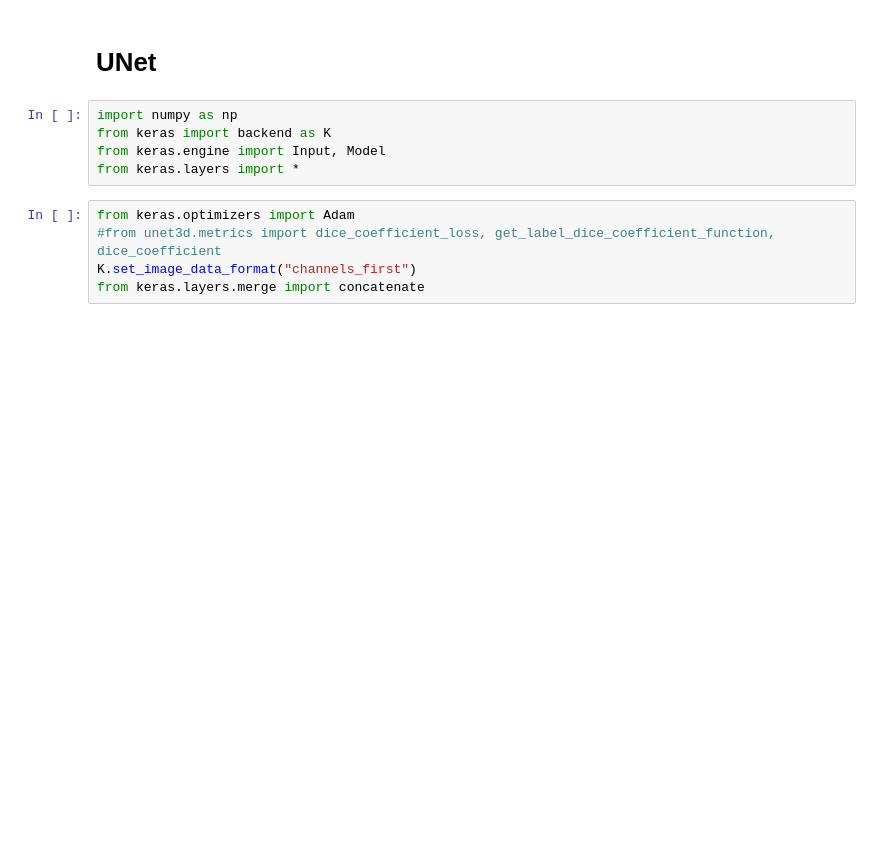
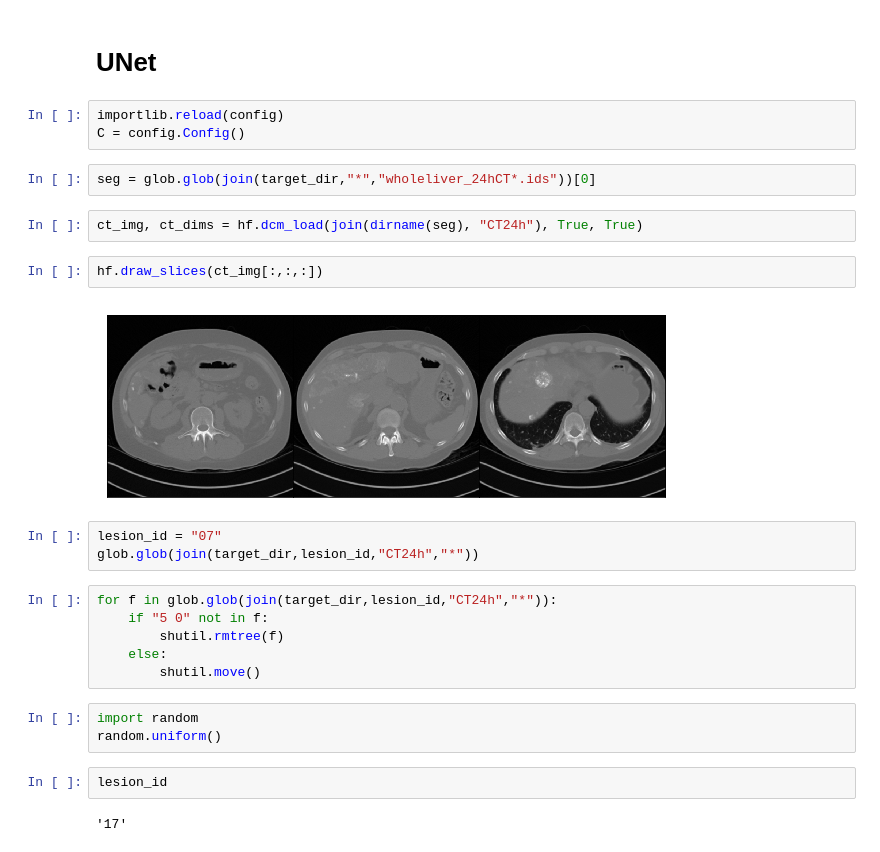
Before and after one commit to clintonjwang/lipiodol, a Jupyter notebook: main.ipynb, the cells around one changed output. Cells and saved outputs as stored; diff of their text form; blank space fills up the shorter version.

```diff
--- a/main.ipynb
+++ b/main.ipynb
@@ -220,12 +183,29 @@ for patient in os.listdir(img_dir):
 # %% [markdown]
 # UNet
-# %%
-import numpy as np
-from keras import backend as K
-from keras.engine import Input, Model
-from keras.layers import *
-# %%
-from keras.optimizers import Adam
-#from unet3d.metrics import dice_coefficient_loss, get_label_dice_coefficient_function, dice_coefficient
-K.set_image_data_format("channels_first")
-from keras.layers.merge import concatenate
+# %%
+importlib.reload(config)
+C = config.Config()
+# %%
+seg = glob.glob(join(target_dir,"*","wholeliver_24hCT*.ids"))[0]
+# %%
+ct_img, ct_dims = hf.dcm_load(join(dirname(seg), "CT24h"), True, True)
+# %%
+hf.draw_slices(ct_img[:,:,:])
+# %% [output]
+[figure, added]
+# %%
+lesion_id = "07"
+glob.glob(join(target_dir,lesion_id,"CT24h","*"))
+# %%
+for f in glob.glob(join(target_dir,lesion_id,"CT24h","*")):
+    if "5 0" not in f:
+        shutil.rmtree(f)
+    else:
+        shutil.move()
+# %%
+import random
+random.uniform()
+# %%
+lesion_id
+# %% [output]
+'17'
```
Also changed, not shown: parts of 23 cells of this notebook, 3 other files.
